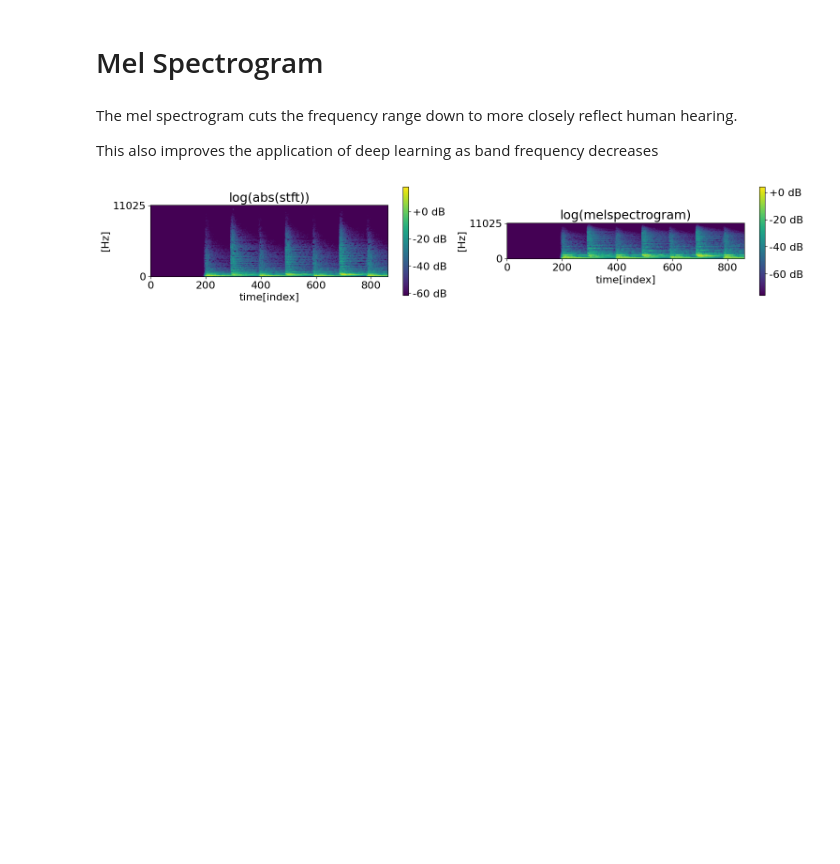
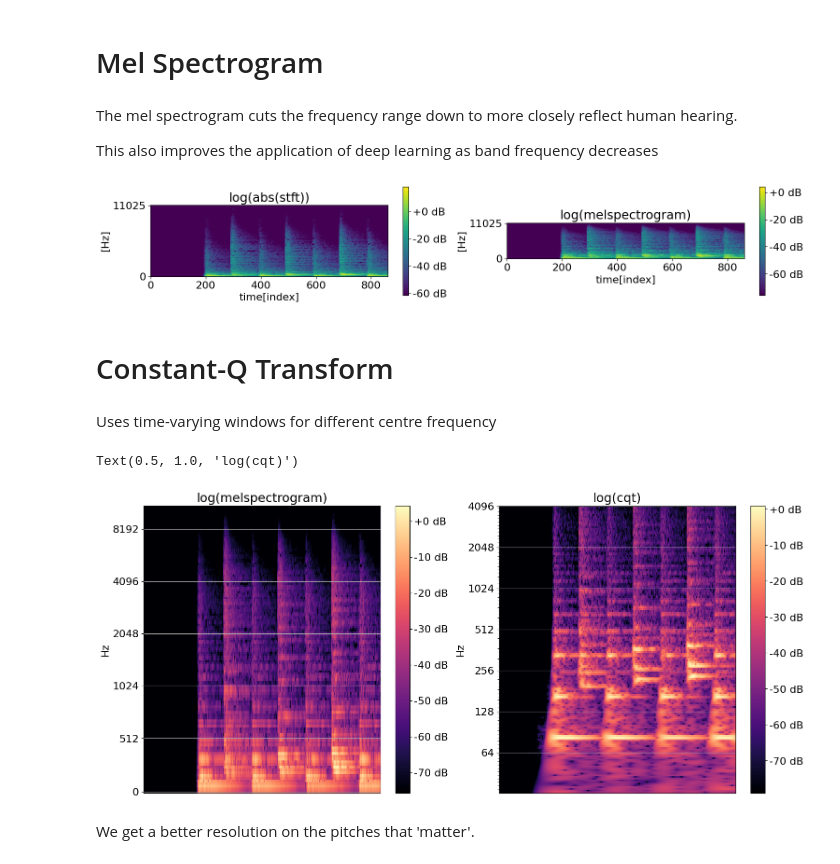
Before and after one commit to cirvine97/ai_music, a Jupyter notebook: spectrograms.ipynb, the cells around one changed output. Drawn from its saved outputs; the diff is of its cells as text; code cells hidden in the pictures; blank space fills up the shorter version.

Commit message:
Q transform

```diff
--- a/spectrograms.ipynb
+++ b/spectrograms.ipynb
@@ -121,3 +121,27 @@ plt.colorbar(img, format="%+2.f dB")
 plt.title('log(melspectrogram)'); plt.grid(False);plt.yticks([]); plt.yticks([0, 128], [str(SR // 2), '0']); plt.ylabel('[Hz]'); plt.xlabel('time[index]');
 # %% [output]
 [figure]
+# %% [markdown]
+# Constant-Q Transform
+# %% [markdown]
+Uses time-varying windows for different centre frequency
+# %%
+log_cqt = librosa.amplitude_to_db(
+    np.abs(
+librosa.cqt(src, sr=SR, hop_length=hop_length, n_bins=24*7, bins_per_octave=24, fmin=librosa.note_to_hz('C1'))
+) )
+# %%
+plt.figure(figsize=(18, 8))
+plt.subplot(1, 2, 1)
+img = librosa.display.specshow(log_mel, y_axis='mel', sr=SR, hop_length=hop_length)
+plt.colorbar(img, format="%+2.f dB")
+plt.title('log(melspectrogram)')
+plt.subplot(1, 2, 2)
+img = librosa.display.specshow(log_cqt, y_axis='cqt_hz', sr=SR, hop_length=hop_length, bins_per_octave=24)
+plt.colorbar(img, format="%+2.f dB")
+plt.title('log(cqt)')
+# %% [output]
+Text(0.5, 1.0, 'log(cqt)')
+[figure, added]
+# %% [markdown]
+We get a better resolution on the pitches that 'matter'.
```
